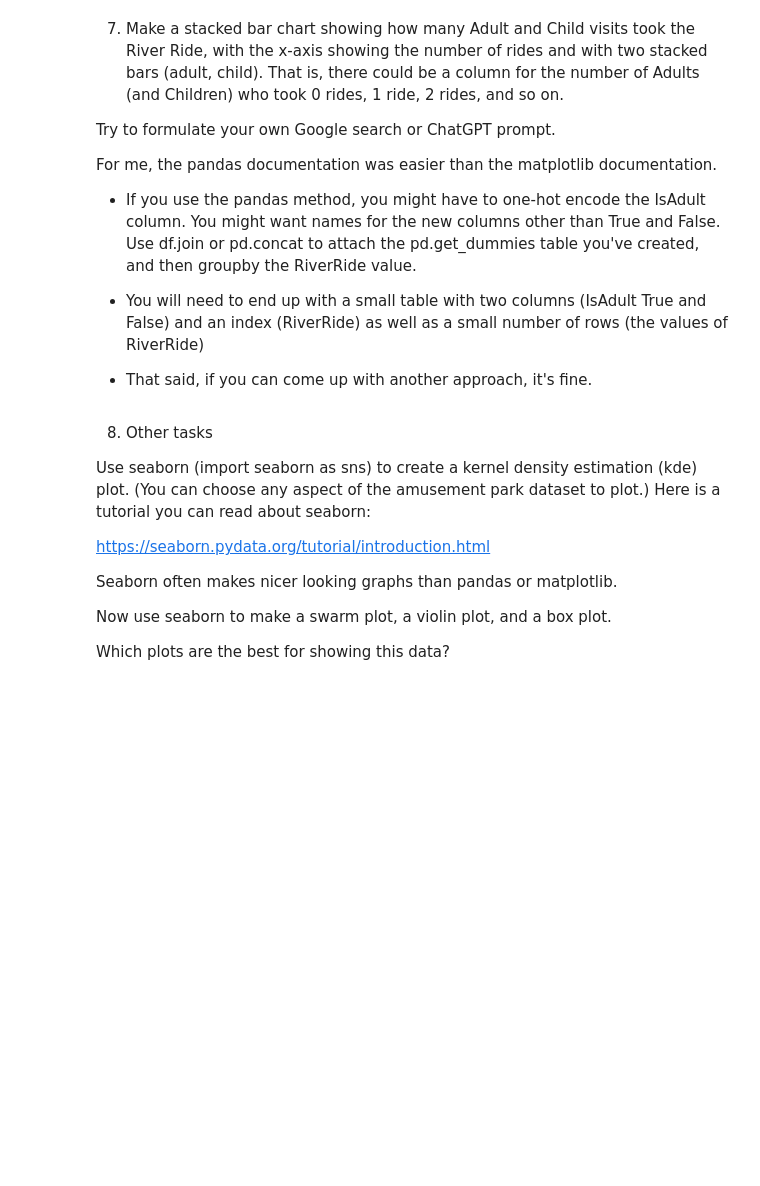
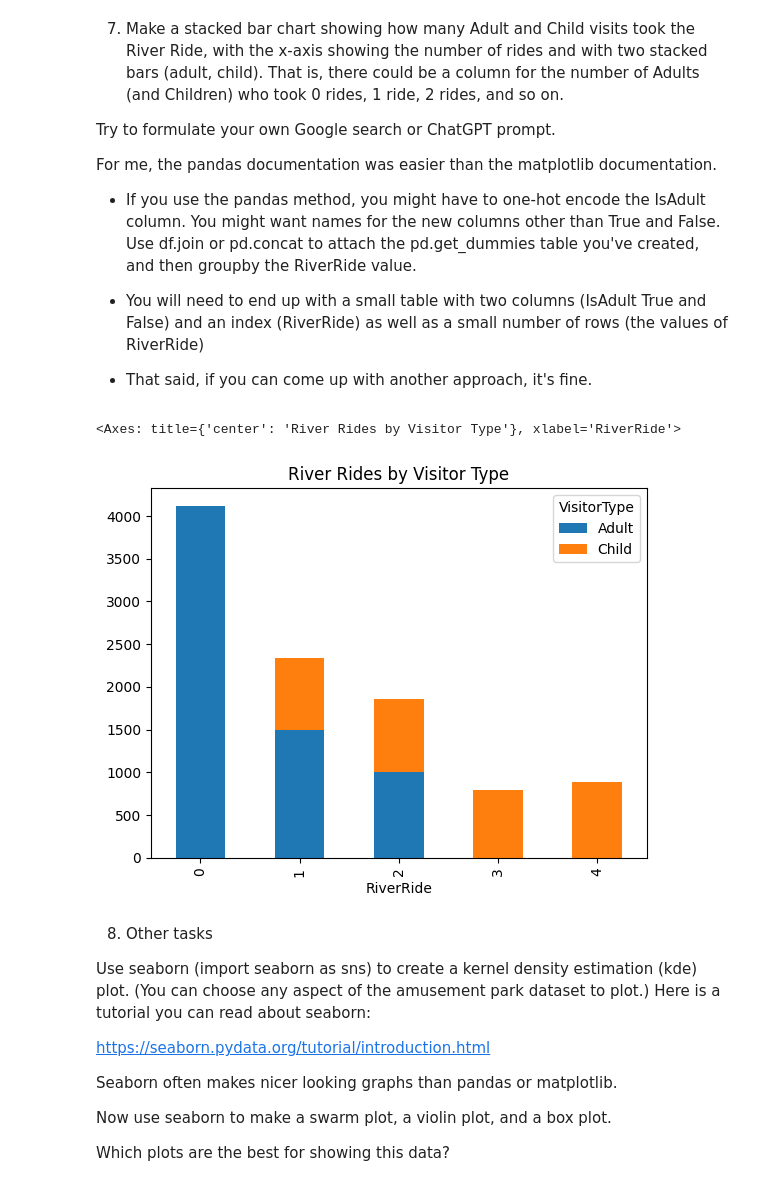
Before and after one commit to mostafa-mahmoud21/week2_Ai, a Jupyter notebook: Week3.ipynb, the cells around one changed output. Saved outputs shown, nothing was run; the diff lists cells and outputs as text; code cells hidden in the pictures; blank space fills up the shorter version.

```diff
--- a/Week3.ipynb
+++ b/Week3.ipynb
@@ -222,6 +276,14 @@ For me, the pandas documentation was easier than the matplotlib documentation.
 * You will need to end up with a small table with two columns (IsAdult True and False) and an index (RiverRide) as well as a small number of rows (the values of RiverRide)
 
 * That said, if you can come up with another approach, it's fine.
+# %%
+# Count how many Adults and Children took 0, 1, 2... River rides
+df["VisitorType"] = df["IsAdult"].map({True: "Adult", False: "Child"})
+stacked = df.groupby(["RiverRide", "VisitorType"]).size().unstack(fill_value=0)
+stacked.plot(kind="bar", stacked=True, title="River Rides by Visitor Type")
+# %% [output]
+<Axes: title={'center': 'River Rides by Visitor Type'}, xlabel='RiverRide'>
+[figure, added]
 # %% [markdown]
 8. Other tasks
 
```
Also changed, not shown: parts of 9 cells of this notebook.
